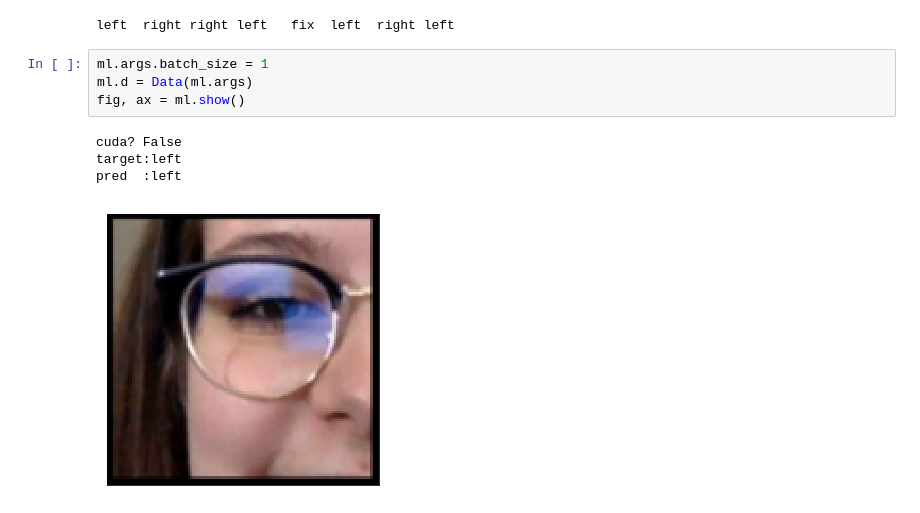
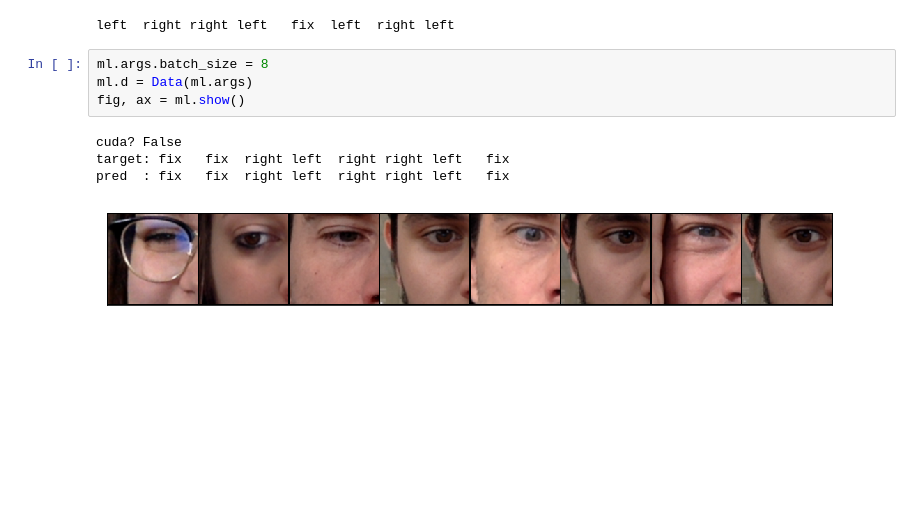
Before and after one commit to laurentperrinet/CatchTheEye, a Jupyter notebook: 2018-05-25_testing the model.ipynb, the cells around one changed output. Saved outputs shown, nothing was run; the diff lists cells and outputs as text; blank space fills up the shorter version.

```diff
--- a/2018-05-25_testing the model.ipynb
+++ b/2018-05-25_testing the model.ipynb
@@ -63,11 +63,11 @@ print(' '.join('%5s' % ml.d.classes[labels[j]] for j in range(ml.args.batch_size
 # %% [output]
 left  right right left   fix  left  right left
 # %%
-ml.args.batch_size = 1
+ml.args.batch_size = 8
 ml.d = Data(ml.args)
 fig, ax = ml.show()
 # %% [output]
 cuda? False
-target:left
-pred  :left
+target: fix   fix  right left  right right left   fix
+pred  : fix   fix  right left  right right left   fix
-[figure, old version]
+[figure, new version]
```
Also changed, not shown: parts of 3 cells of this notebook, 5 other files.
